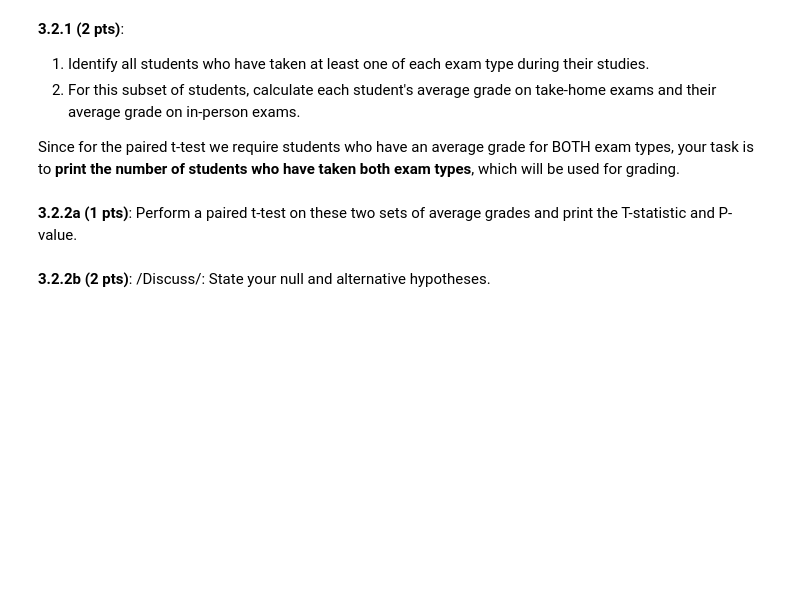
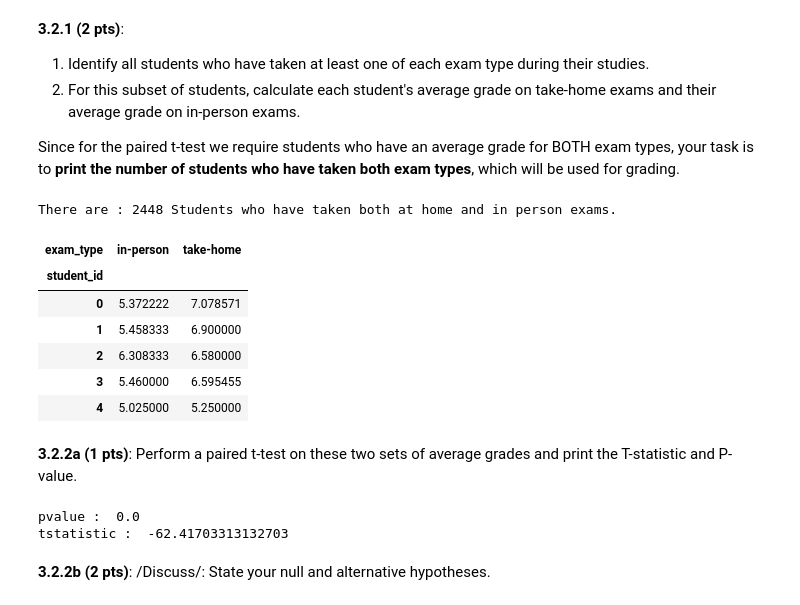
Before and after one commit to tosigame/ADA2025, a Jupyter notebook: res_homework/02_PROJECT_CHEATING_SCANDAL/2025_HW2.ipynb, the cells around one changed output. Saved outputs shown, nothing was run; the diff lists cells and outputs as text; code cells hidden in the pictures; blank space fills up the shorter version.

```diff
--- a/res_homework/02_PROJECT_CHEATING_SCANDAL/2025_HW2.ipynb
+++ b/res_homework/02_PROJECT_CHEATING_SCANDAL/2025_HW2.ipynb
@@ -594,10 +634,39 @@ Since for the paired t-test we require students who have an average grade for BO
 # %%
 ### YOUR CODE BELOW (THE **OUTPUT** OF THIS CELL WILL BE USED FOR EVALUATION) ###
 # At the end, print the number of students who have taken both exam types
+df_causal["taken_exam_types"] = df_causal.groupby("student_id")["exam_type"].transform(lambda x : x.nunique())
+
+count = df_causal[(df_causal.taken_exam_types == 2)]["student_id"].nunique()
+print("There are :",count, "Students who have taken both at home and in person exams.")
+df_both_types = df_causal[(df_causal.taken_exam_types == 2)]
+average_grades = df_both_types.groupby(["student_id","exam_type"])["grade"].mean().unstack()
+# %% [output]
+There are : 2448 Students who have taken both at home and in person exams.
+| exam_type | in-person | take-home |
+| student_id |  |  |
+| 0 | 5.372222 | 7.078571 |
+| 1 | 5.458333 | 6.900000 |
+| 2 | 6.308333 | 6.580000 |
+| 3 | 5.460000 | 6.595455 |
+| 4 | 5.025000 | 5.250000 |
 # %% [markdown]
 **3.2.2a (1 pts)**: Perform a paired t-test on these two sets of average grades and print the T-statistic and P-value.
 # %%
 ### YOUR CODE BELOW (THE **OUTPUT** OF THIS CELL WILL BE USED FOR EVALUATION) ###
+statistics = stats.ttest_rel(average_grades['in-person'],average_grades['take-home'] )
+pvalue = statistics.pvalue
+tstatistic = statistics.statistic
+print("pvalue : " , pvalue)
+print("tstatistic : " , tstatistic)
+
+alpha = 0.05
+if pvalue < alpha:
+    print("We can statistically Reject the null hypothesis")
+else:
+    print("We cannot reject the null hypothesis statistically ")
+# %% [output]
+pvalue :  0.0
+tstatistic :  -62.41703313132703
 # %% [markdown]
 **3.2.2b (2 pts)**: /Discuss/: State your null and alternative hypotheses.
 # %%
```
Also changed, not shown: parts of 8 cells of this notebook.
